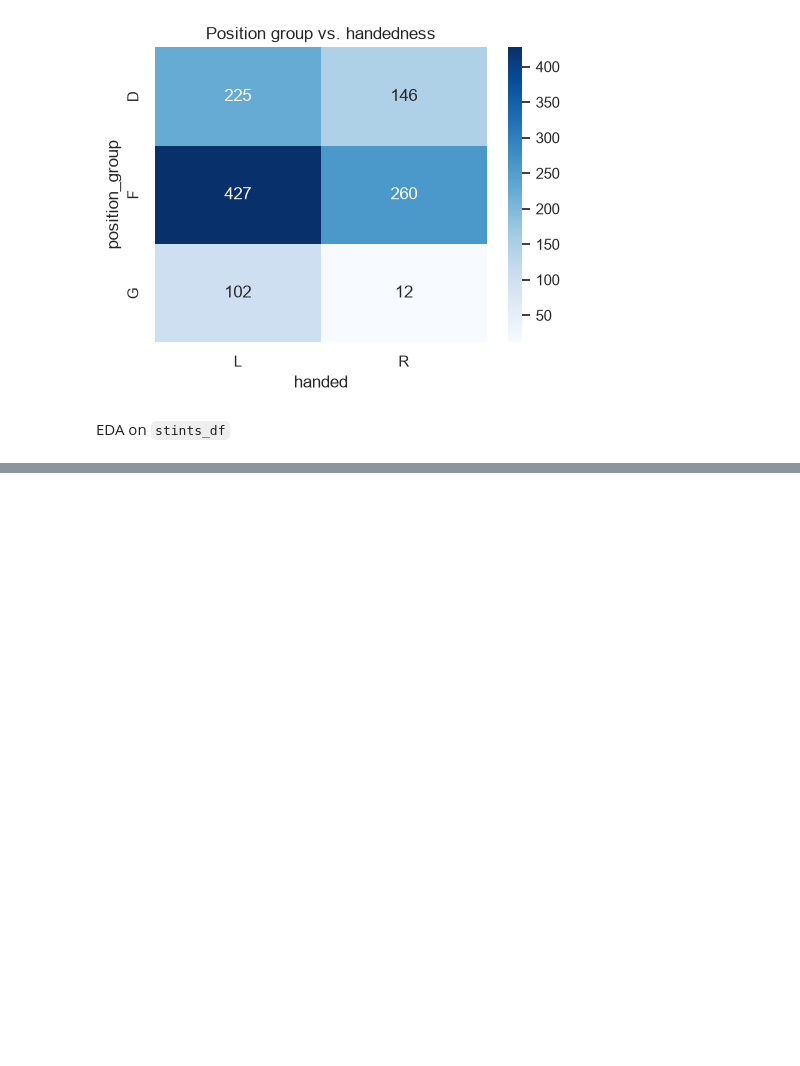
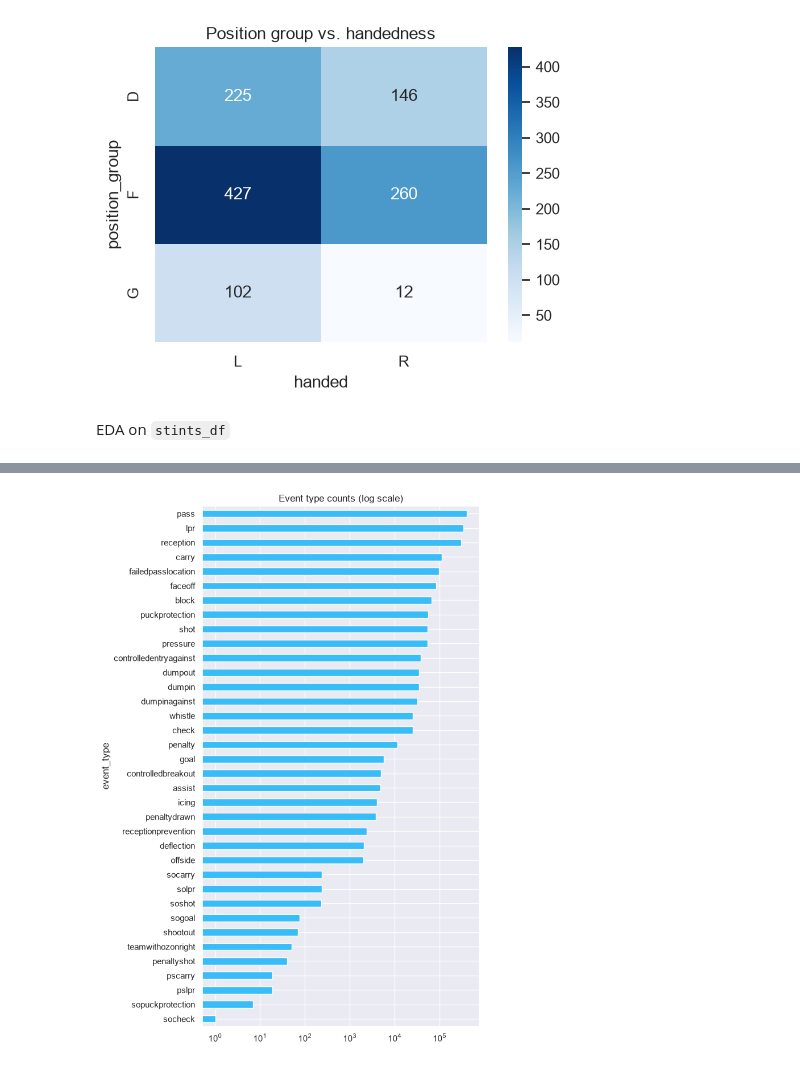
Before and after one commit to Nick3429/halo-forecheck-speed, a Jupyter notebook: eda.ipynb, the cells around one changed output, grey strips where cells are left out. Saved outputs shown, nothing was run; the diff lists cells and outputs as text; code cells hidden in the pictures; blank space fills up the shorter version.

```diff
--- a/eda.ipynb
+++ b/eda.ipynb
@@ -219,0 +321,5 @@ EDA on `stints_df`
+# %%
+events_df = pd.read_parquet(f"{DATA}/events.parquet")
+print(events_df.shape)
+print(events_df.dtypes)
+events_df.head()
@@ -219,0 +382,9 @@ EDA on `stints_df`
+# %%
+fig, ax = plt.subplots(figsize=(7, 10))
+events_df["event_type"].value_counts().sort_values().plot(kind="barh", ax=ax, color="#38bdf8")
+ax.set_title("Event type counts (log scale)")
+ax.set_xscale("log")
+plt.tight_layout()
+plt.show()
+# %% [output]
+[figure, added]
```
Also changed, not shown: parts of 13 cells of this notebook.
